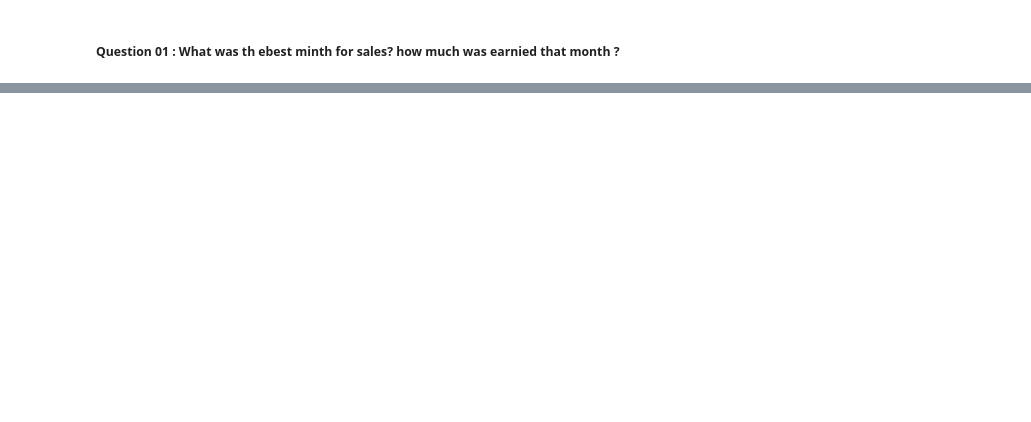
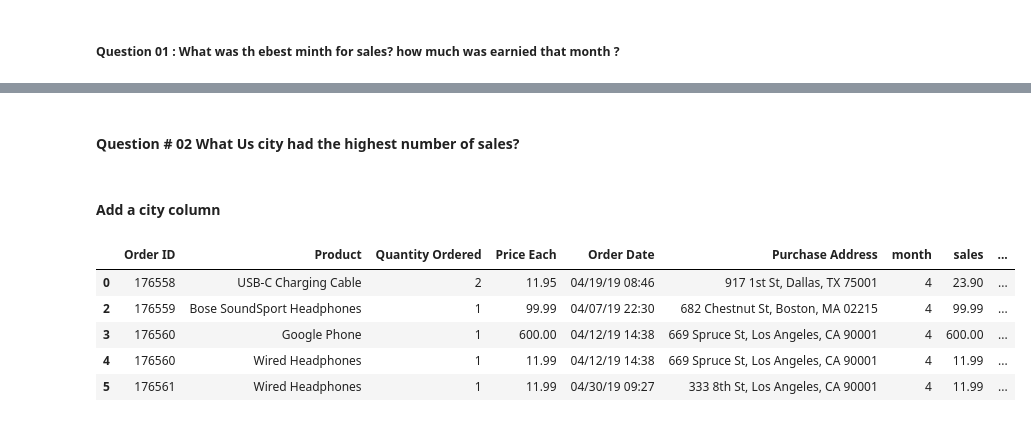
Before and after one commit to Elisha-George/Sales-Analysis---Data-Science, a Jupyter notebook: SalesAnalysis.ipynb, the cells around one changed output, grey strips where cells are left out. Drawn from its saved outputs; the diff is of its cells as text; code cells hidden in the pictures; blank space fills up the shorter version.

```diff
--- a/SalesAnalysis.ipynb
+++ b/SalesAnalysis.ipynb
@@ -187,0 +191,39 @@ plt.show()
+# %% [markdown]
+#### Question # 02 What Us city had the highest number of sales?
+# %% [markdown]
+#### Add a city column
+# %%
+# Using apply method....
+# Apply let us to use a function on a specific query
+
+# The apply() method allows you to apply a function along one of the axis of the DataFrame, default 0, which is the index (row) axis.
+
+# lamda x is usually used when working with any cell cotnent
+
+# x in lambda is a cell content
+
+# all_data = all_data.drop(columns= 'name of colum ')
+
+# Short Hand Mehtod
+
+# all_data('sales') = all_data['Purchase Address'].apply(lambda x: x.split(',')[1])
+
+# f functions, use to seperate code or variable blocks to avoide +
+
+
+def get_city (address):
+    return address.split(',')[1]
+
+def get_state (address):
+    return address.split(',')[2].split(' ')[1]
+
+
+all_data['city'] = all_data['Purchase Address'].apply(lambda x: f"{get_city(x)} ({get_state(x)})")
+all_data.head()
+# %% [output]
+|  | Order ID | Product | Quantity Ordered | Price Each | Order Date | Purchase Address | month | sales | ... |
+| 0 | 176558 | USB-C Charging Cable | 2 | 11.95 | 04/19/19 08:46 | 917 1st St, Dallas, TX 75001 | 4 | 23.90 | ... |
+| 2 | 176559 | Bose SoundSport Headphones | 1 | 99.99 | 04/07/19 22:30 | 682 Chestnut St, Boston, MA 02215 | 4 | 99.99 | ... |
+| 3 | 176560 | Google Phone | 1 | 600.00 | 04/12/19 14:38 | 669 Spruce St, Los Angeles, CA 90001 | 4 | 600.00 | ... |
+| 4 | 176560 | Wired Headphones | 1 | 11.99 | 04/12/19 14:38 | 669 Spruce St, Los Angeles, CA 90001 | 4 | 11.99 | ... |
+| 5 | 176561 | Wired Headphones | 1 | 11.99 | 04/30/19 09:27 | 333 8th St, Los Angeles, CA 90001 | 4 | 11.99 | ... |
```
Also changed, not shown: parts of 22 cells of this notebook.
